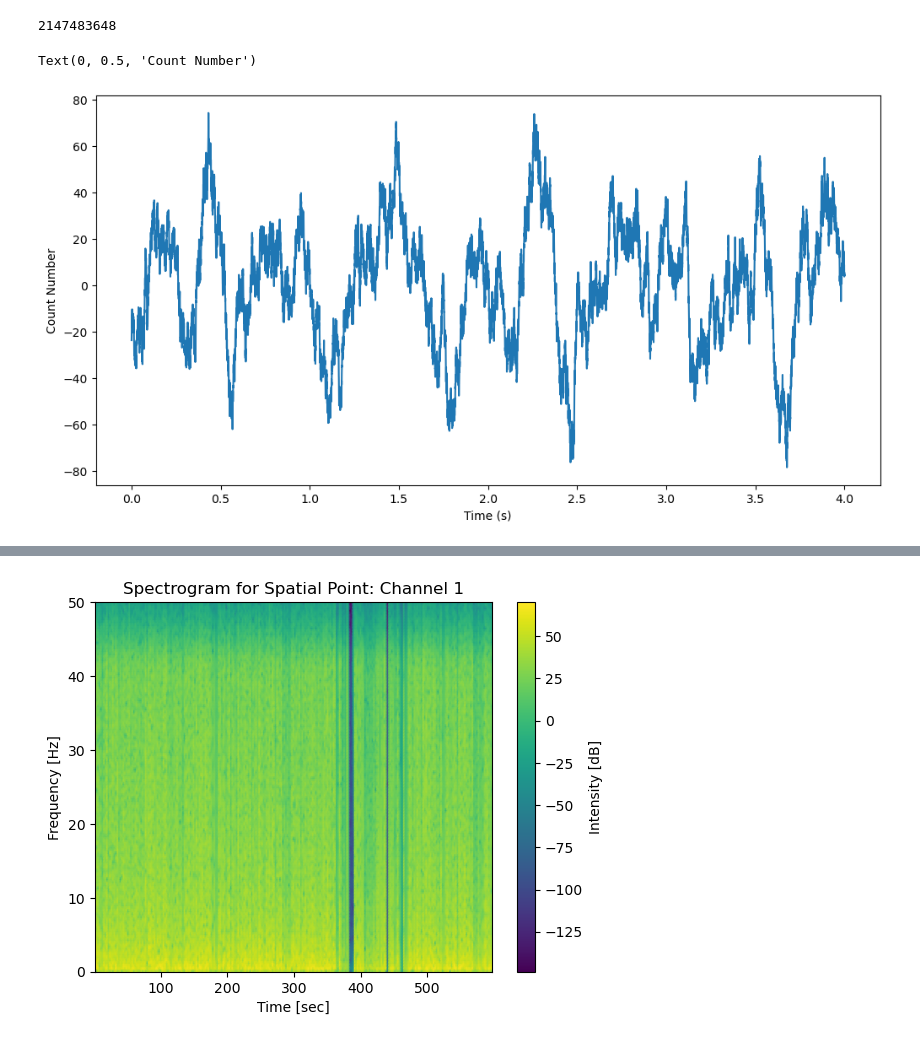
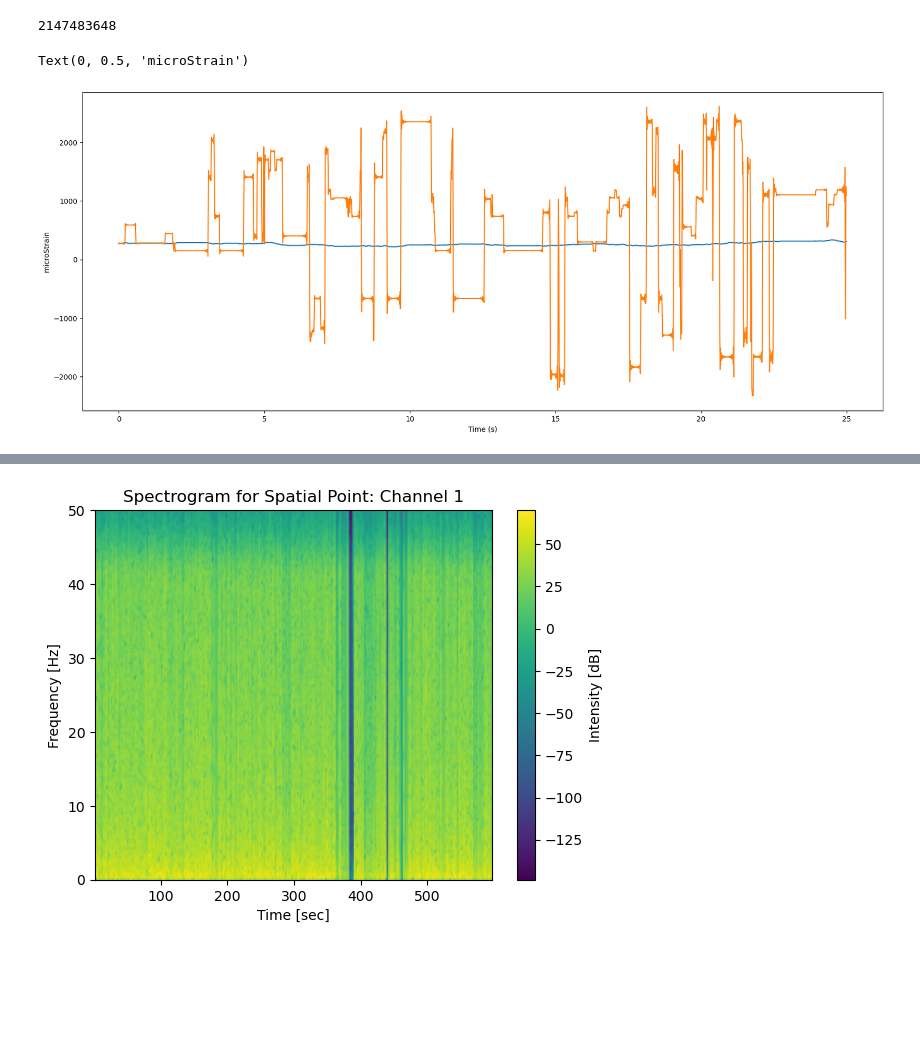
Before and after one commit to jamesterryxu/oklahoma-wind-turbine, a Jupyter notebook: python/das-wrapping.ipynb, the cells around one changed output, grey strips where cells are left out. Drawn from its saved outputs; the diff is of its cells as text; code cells hidden in the pictures; blank space fills up the shorter version.

```diff
--- a/python/das-wrapping.ipynb
+++ b/python/das-wrapping.ipynb
@@ -16,4 +16,4 @@ from utils.utils import *
 # Put link to data Berkeley Box and file name
 dir_brake = r'D:\das-data-oklahoma\prelim-test\recording_2023-06-06T11_16_40-0500'
 # %%
-strain_brake, time_brake = load_decim_data(dir_brake + '/' + 'sensor_2023-06-06T111659-0500_decimated100hz_compiled.h5')
+strain_brake, time_brake = load_decim_data(dir_brake,'sensor_2023-06-06T111659-0500_decimated100hz_compiled')
@@ -24 +24,3 @@ nt,nch = np.shape(raw_data)
+# %%
+nch,nt = np.shape(strain_brake)
 # %%
@@ -69,23 +68,27 @@ test_corrected = signal_unwrap(raw_data[:,4])
+# %%
+test_corrected = np.unwrap(strain_brake[4,:])
 # %%
 begin_time_point = 0
-end_time_point = 20000
+end_time_point = 2500
 
-nyquist_freq = 0.5*5000
+nyquist_freq = 0.5*100
 normal_cutoff = 1 / nyquist_freq
 b,a, = butter(2,normal_cutoff,btype='high')
 
 
 
-fig,axs = plt.subplots(1,1,figsize=(12,6))
-axs.plot(np.linspace(0,nt/5000,nt)[begin_time_point:end_time_point],filtfilt(b,a,np.unwrap(test_corrected[begin_time_point:end_time_point])))
+fig,axs = plt.subplots(1,1,figsize=(20,8))
+# axs.plot(np.linspace(0,nt/100,nt)[begin_time_point:end_time_point],filtfilt(b,a,np.unwrap(test_corrected[begin_time_point:end_time_point])))
+axs.plot(np.linspace(0,nt/100,nt)[begin_time_point:end_time_point],test_corrected[begin_time_point:end_time_point])
+axs.plot(np.linspace(0,nt/100,nt)[begin_time_point:end_time_point],strain_brake[4,begin_time_point:end_time_point])
 
 # axs.plot(np.linspace(0,nt/5000,nt)[begin_time_point:end_time_point],np.unwrap(test_corrected[begin_time_point:end_time_point]))
 # axs.plot(np.linspace(0,nt/5000,nt)[begin_time_point:end_time_point],test_corrected[begin_time_point:end_time_point])
 axs.set_xlabel('Time (s)')
-axs.set_ylabel('Count Number')
+axs.set_ylabel('microStrain')
 # %% [output]
-Text(0, 0.5, 'Count Number')
+Text(0, 0.5, 'microStrain')
-[figure, old version]
+[figure, new version]
 # %%
 fft = np.fft.rfft(test_corrected)
 psd = np.abs(fft)**2
```
Also changed, not shown: parts of 9 cells of this notebook.
